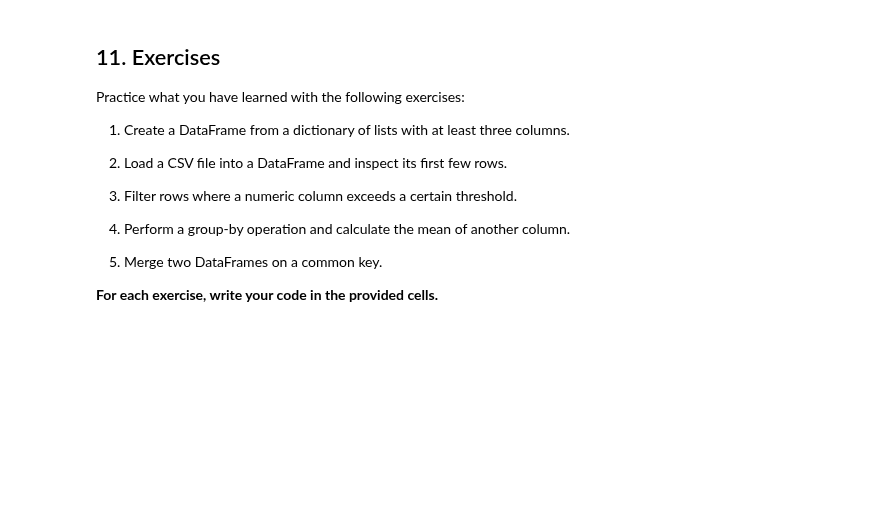
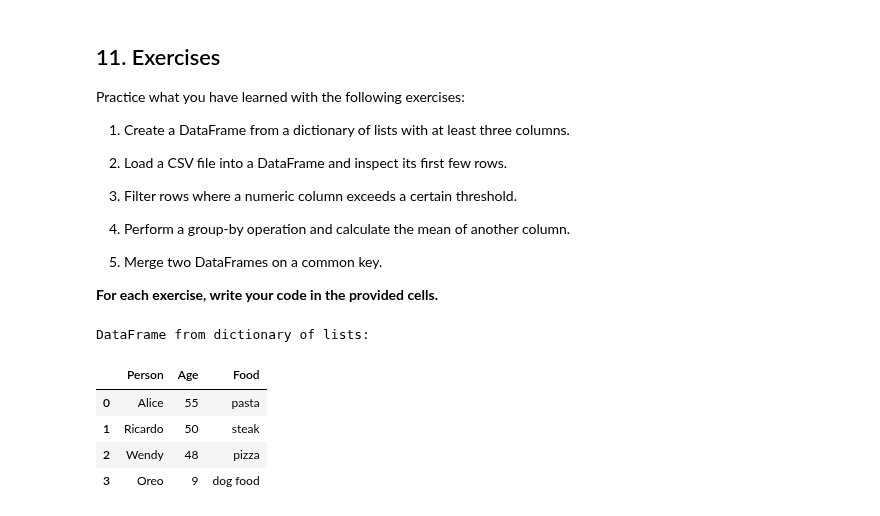
Before and after one commit to omanar1/usable_ai, a Jupyter notebook: docs/m03-numpy_pandas/pandas_basics.ipynb, the cells around one changed output. Drawn from its saved outputs; the diff is of its cells as text; code cells hidden in the pictures; blank space fills up the shorter version.

```diff
--- a/docs/m03-numpy_pandas/pandas_basics.ipynb
+++ b/docs/m03-numpy_pandas/pandas_basics.ipynb
@@ -728,2 +776,21 @@ display(df_loaded_feather)
+# %%
+# 1. Create a DataFrame from a dictionary of lists.
+# define dictionary of lists
+data_dic_list = {
+    "Person": ["Alice", "Ricardo", "Wendy", "Oreo"],
+    "Age": [55, 50, 48, 9],
+    "Food": ["pasta", "steak", "pizza", "dog food"]
+}
+
+print("DataFrame from dictionary of lists:")
+df_dic_list = pd.DataFrame(data_dic_list)
+display(df_dic_list)
+# %% [output]
+DataFrame from dictionary of lists:
+|  | Person | Age | Food |
+| 0 | Alice | 55 | pasta |
+| 1 | Ricardo | 50 | steak |
+| 2 | Wendy | 48 | pizza |
+| 3 | Oreo | 9 | dog food |
 # %%
 # 2. Load a CSV file and inspect its first few rows.
```
Also changed, not shown: parts of 10 cells of this notebook.
